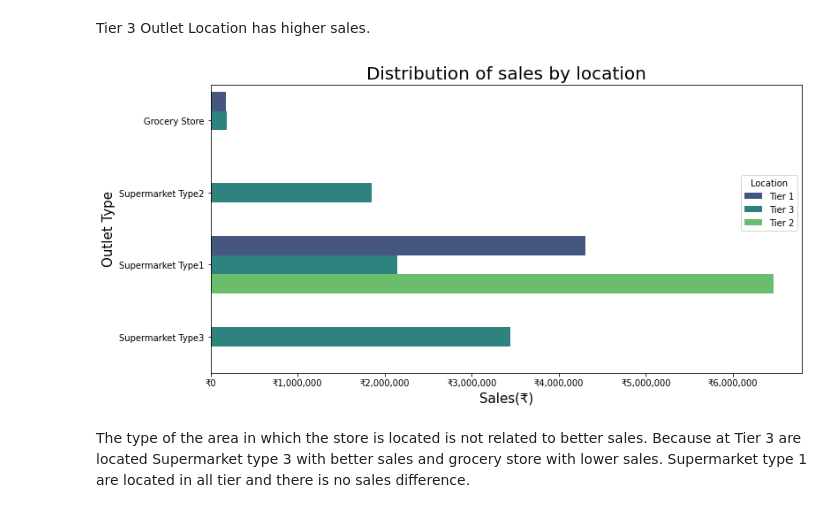
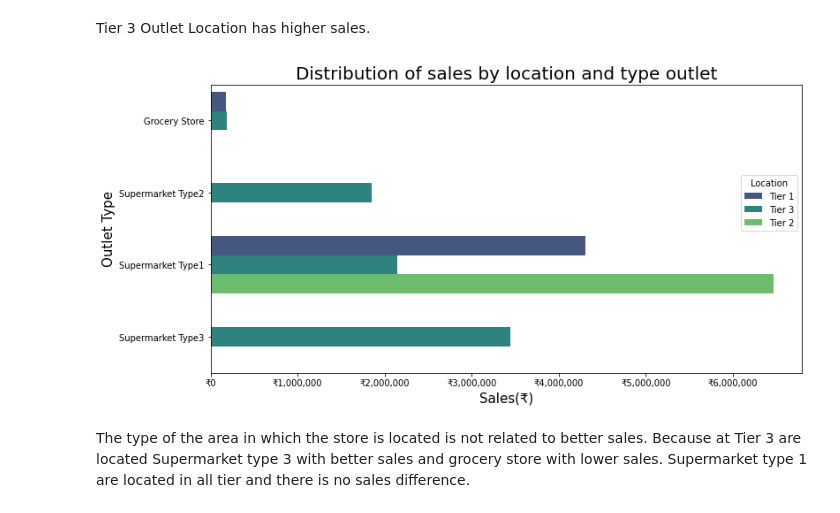
Before and after one commit to MileneCV/Sales_Predictions---project-1-, a Jupyter notebook: EDA_sales_prediction.ipynb, the cells around one changed output. Drawn from its saved outputs; the diff is of its cells as text; code cells hidden in the pictures.

```diff
--- a/EDA_sales_prediction.ipynb
+++ b/EDA_sales_prediction.ipynb
@@ -763,17 +763,17 @@ Tier 3 Outlet Location has higher sales.
 # %%
 # check what type of outlet are in tier 3
 location_sales_sorted = df_sales.groupby(['Outlet_Location_Type', 'Outlet_Type'])['Item_Outlet_Sales'].sum().reset_index().sort_values('Item_Outlet_Sales')
 fig, ax = plt.subplots(figsize=(12,6))
 sns.barplot(data=location_sales_sorted, x='Item_Outlet_Sales', y='Outlet_Type', hue= 'Outlet_Location_Type', palette='viridis')
-plt.title('Distribution of sales by location', fontsize=20)
+plt.title('Distribution of sales by location and type outlet', fontsize=20)
 plt.xlabel('Sales(₹)', fontsize=15)
 plt.ylabel('Outlet Type', fontsize=15)
 plt.legend(bbox_to_anchor=(1,0.7), title= 'Location')
 ax.xaxis.set_major_formatter(price_fmt)
 
 plt.show()
 # %% [output]
-[figure, old version]
+[figure, new version]
 # %% [markdown]
 The type of the area in which the store is located is not related to better sales. Because at Tier 3 are located Supermarket type 3 with better sales and grocery store with lower sales. Supermarket type 1 are located in all tier and there is no sales difference.
 # %% [markdown]
```
Also changed, not shown: parts of 2 cells of this notebook.
